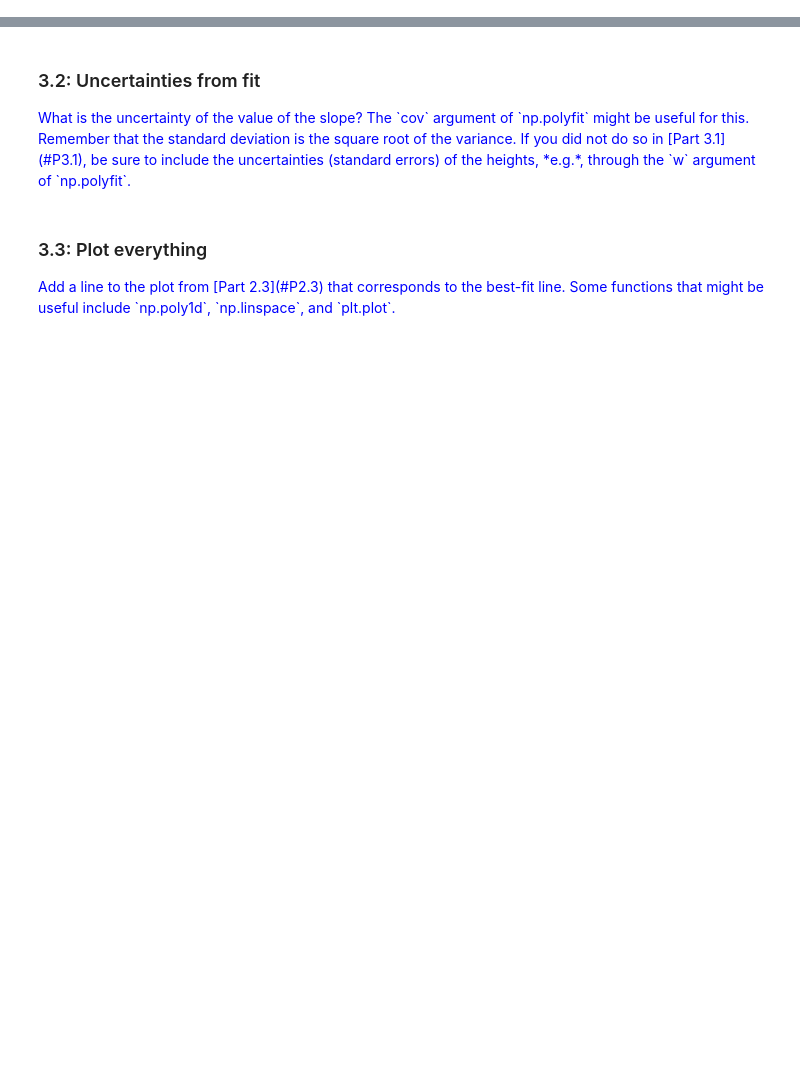
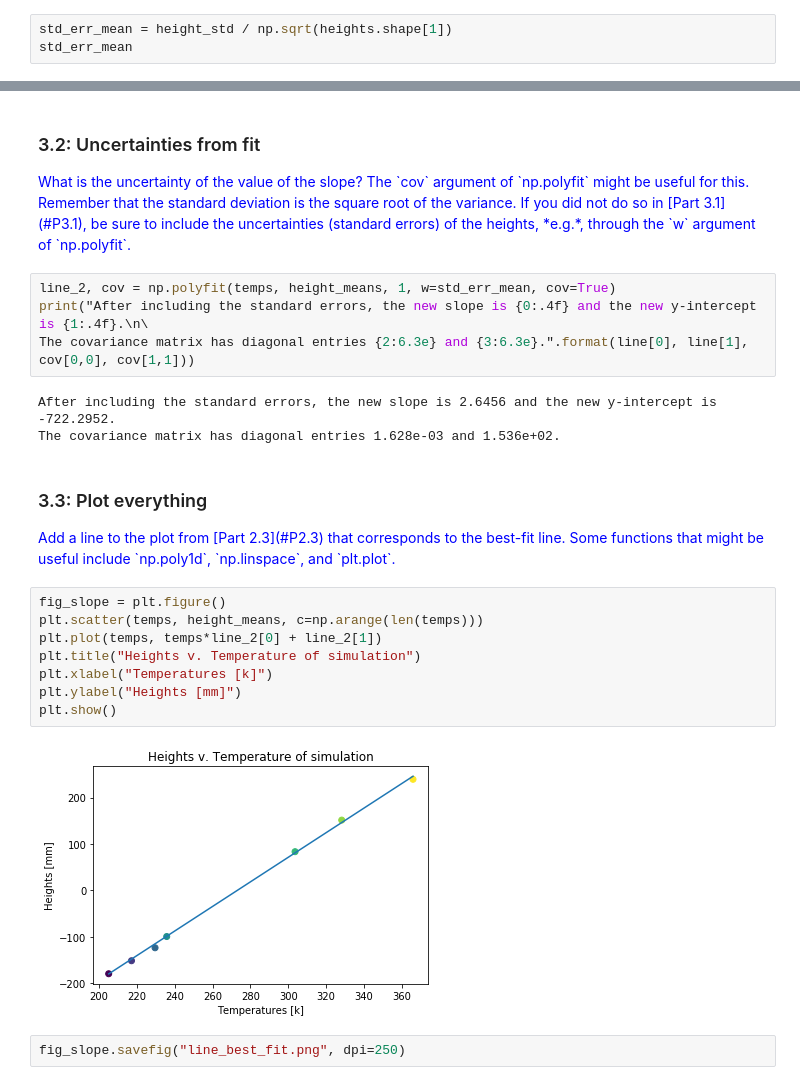
Before and after one commit to Allan-Perez/pysicslab, a Jupyter notebook: python/S1_PythonDataAnalysisGasThermometer_Script.ipynb, the cells around one changed output, grey strips where cells are left out. Saved outputs shown, nothing was run; the diff lists cells and outputs as text; blank space fills up the shorter version.

```diff
--- a/python/S1_PythonDataAnalysisGasThermometer_Script.ipynb
+++ b/python/S1_PythonDataAnalysisGasThermometer_Script.ipynb
@@ -141,3 +176,6 @@ help(np.mean)
 \end{equation*}</p>
 
 <p style="color: blue">Compute the standard errors of $\langle h_i \rangle$ for each temperature.</p>
+# %%
+std_err_mean = height_std / np.sqrt(heights.shape[1])
+std_err_mean
@@ -184,7 +260,26 @@ This simulated gas thermometer was calibrated at standard temperature, $T_0 = 27
 ### <a name="P3.2">3.2:</a>  Uncertainties from fit
 
 <p style="color: blue">What is the uncertainty of the value of the slope?  The `cov` argument of `np.polyfit` might be useful for this.  Remember that the standard deviation is the square root of the variance.  If you did not do so in [Part 3.1](#P3.1), be sure to include the uncertainties (standard errors) of the heights, *e.g.*, through the `w` argument of `np.polyfit`.</p>
+# %%
+line_2, cov = np.polyfit(temps, height_means, 1, w=std_err_mean, cov=True)
+print("After including the standard errors, the new slope is {0:.4f} and the new y-intercept is {1:.4f}.\n\
+The covariance matrix has diagonal entries {2:6.3e} and {3:6.3e}.".format(line[0], line[1], cov[0,0], cov[1,1]))
+# %% [output]
+After including the standard errors, the new slope is 2.6456 and the new y-intercept is -722.2952.
+The covariance matrix has diagonal entries 1.628e-03 and 1.536e+02.
 # %% [markdown]
 ### <a name="P3.3">3.3:</a>  Plot everything
 
 <p style="color: blue">Add a line to the plot from [Part 2.3](#P2.3) that corresponds to the best-fit line.  Some functions that might be useful include `np.poly1d`, `np.linspace`, and `plt.plot`.</p>
+# %%
+fig_slope = plt.figure()
+plt.scatter(temps, height_means, c=np.arange(len(temps)))
+plt.plot(temps, temps*line_2[0] + line_2[1])
+plt.title("Heights v. Temperature of simulation")
+plt.xlabel("Temperatures [k]")
+plt.ylabel("Heights [mm]")
+plt.show()
+# %% [output]
+[figure, added]
+# %%
+fig_slope.savefig("line_best_fit.png", dpi=250)
```
Also changed, not shown: parts of 13 cells of this notebook.
